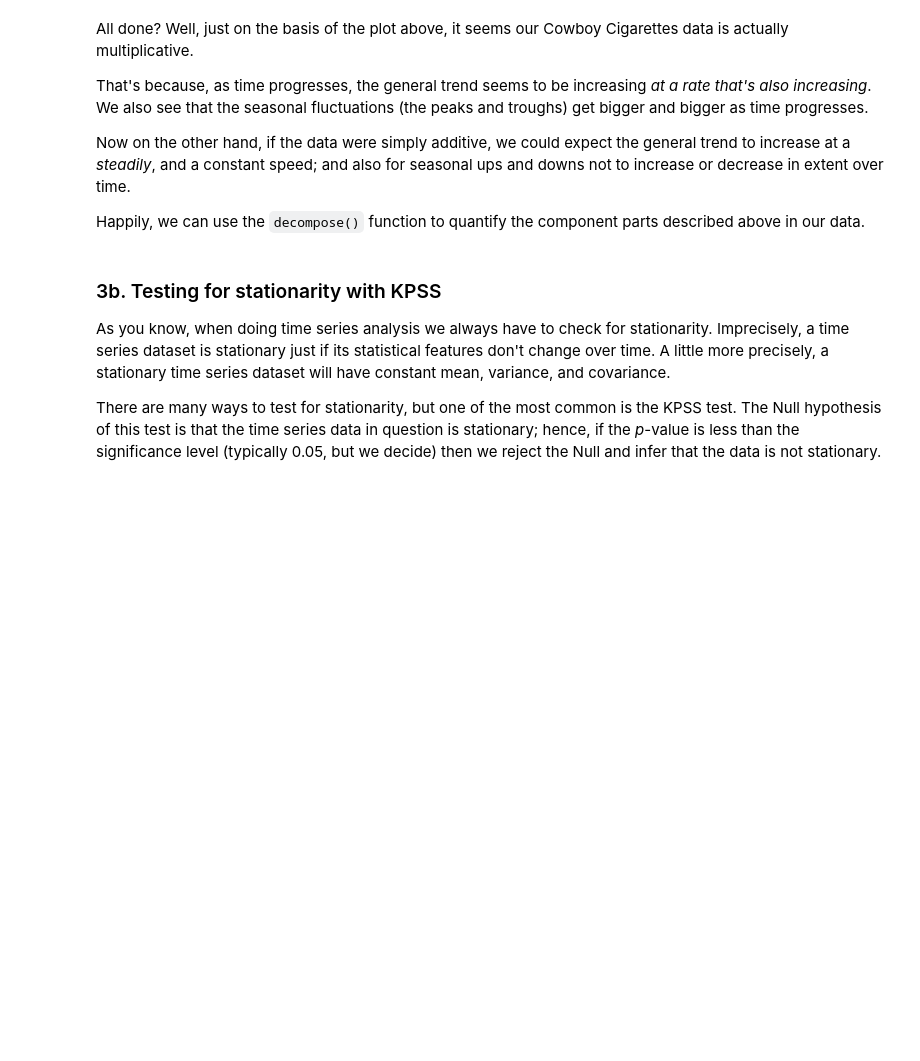
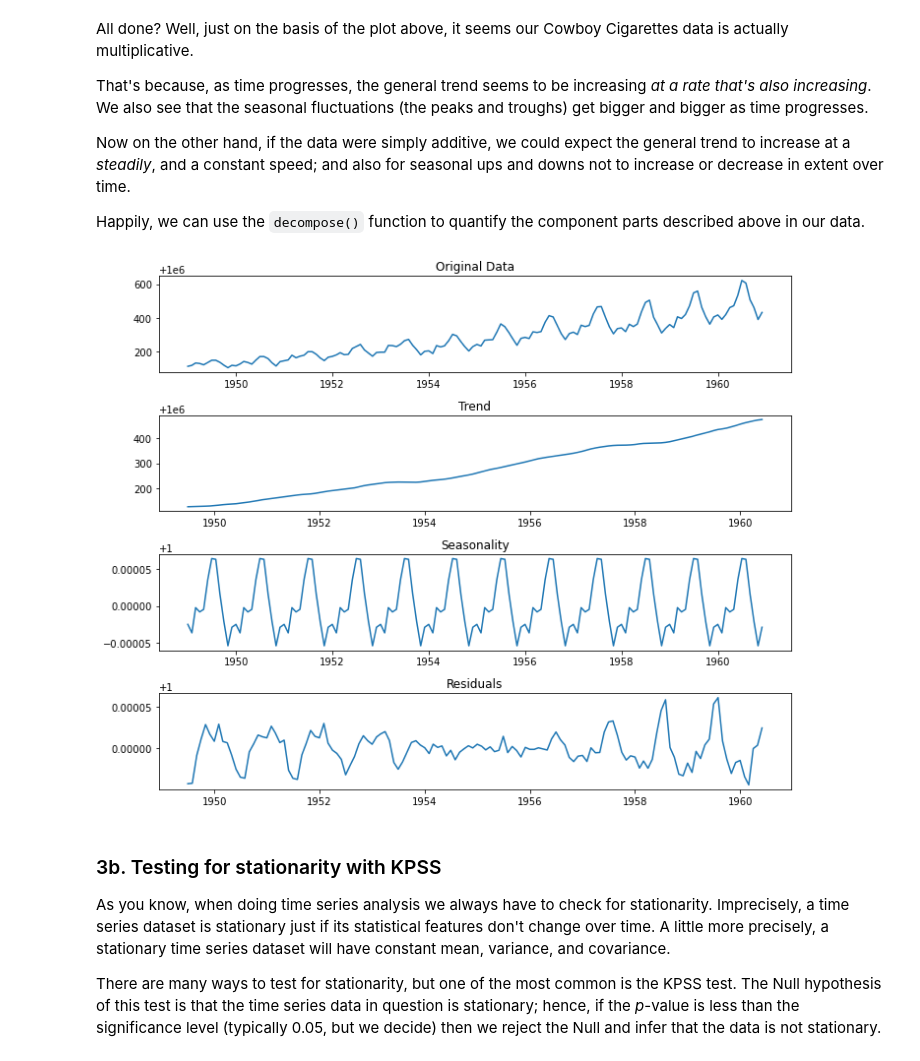
Before and after one commit to GwenToves/SpringBoard, a Jupyter notebook: Time Series Analysis - Case Study/Cowboys&CigrettesCaseStudy/Cowboy Cigarettes Case Study - Tier 3.ipynb, the cells around one changed output. Cells and saved outputs as stored; diff of their text form; code cells hidden in the pictures; blank space fills up the shorter version.

```diff
--- a/Time Series Analysis - Case Study/Cowboys&CigrettesCaseStudy/Cowboy Cigarettes Case Study - Tier 3.ipynb
+++ b/Time Series Analysis - Case Study/Cowboys&CigrettesCaseStudy/Cowboy Cigarettes Case Study - Tier 3.ipynb
@@ -222,3 +241,36 @@ _ _ _
+# %%
+decomp = sm.tsa.seasonal_decompose(y, model='multiplicative')
+trend = decomp.trend
+seasonal = decomp.seasonal
+residuals = decomp.resid
+
+# Plot the original data, the trend, the seasonality, and the residuals
+plt.figure(figsize=(10, 8))
+
+# Original data
+plt.subplot(4, 1, 1)
+plt.plot(y)
+plt.title('Original Data')
+
+# Trend component
+plt.subplot(4, 1, 2)
+plt.plot(trend)
+plt.title('Trend')
+
+# Seasonal component
+plt.subplot(4, 1, 3)
+plt.plot(seasonal)
+plt.title('Seasonality')
+
+# Residuals component
+plt.subplot(4, 1, 4)
+plt.plot(residuals)
+plt.title('Residuals')
+
+plt.tight_layout()
+plt.show()
+# %% [output]
+[figure, added]
 # %% [markdown]
 ### 3b. Testing for stationarity with KPSS
 As you know, when doing time series analysis we always have to check for stationarity. Imprecisely, a time series dataset is stationary just if its statistical features don't change over time. A little more precisely, a stationary time series dataset will have constant mean, variance, and covariance.
```
Also changed, not shown: parts of 33 cells of this notebook.
